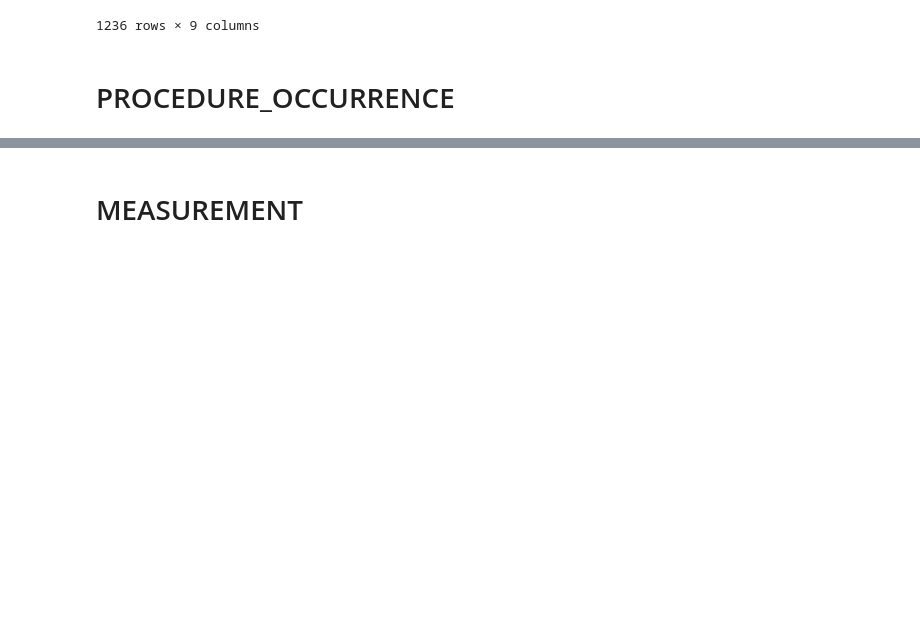
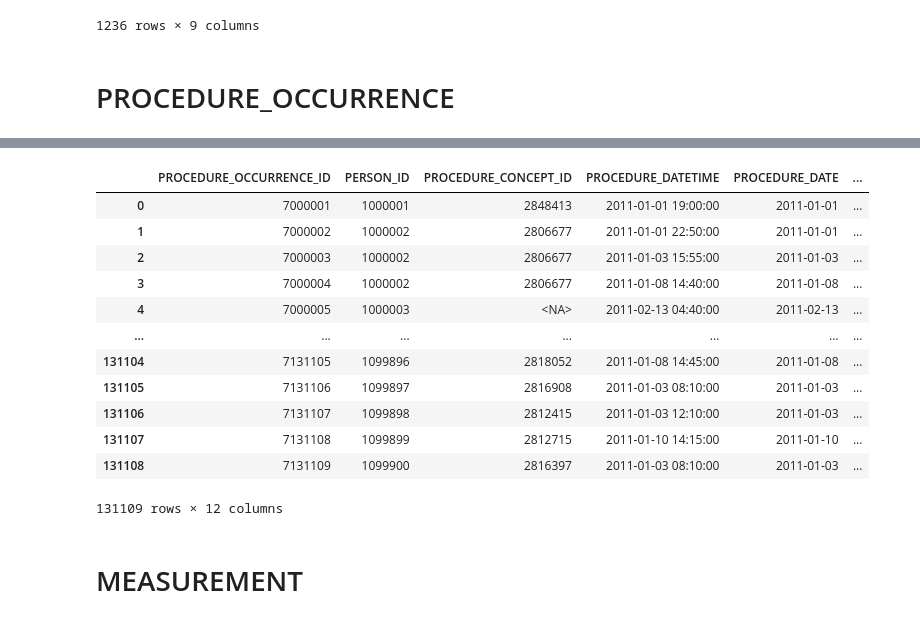
Before and after one commit to Hyeonsik/INSPIRE_TO_CDM, a Jupyter notebook: Clinical_Data_Tables_INSPIRE.ipynb, the cells around one changed output, grey strips where cells are left out. Cells and saved outputs as stored; diff of their text form; code cells hidden in the pictures; blank space fills up the shorter version.

```diff
--- a/Clinical_Data_Tables_INSPIRE.ipynb
+++ b/Clinical_Data_Tables_INSPIRE.ipynb
@@ -741,16 +817,8 @@ medi_total.to_csv('results/total_medi_counts.csv', index=False)
 # %% [markdown]
 # PROCEDURE_OCCURRENCE
 # %%
-# Define the columns for the PROCEDURE_OCCURRENCE table
-columns = [
-    'PROCEDURE_OCCURRENCE_ID', 'PERSON_ID', 'PROCEDURE_CONCEPT_ID', 'PROCEDURE_DATE',
-    'PROCEDURE_DATETIME', 'PROCEDURE_TYPE_CONCEPT_ID', 'MODIFIER_CONCEPT_ID',
-    'QUANTITY', 'PROVIDER_ID', 'VISIT_OCCURRENCE_ID', 'VISIT_DETAIL_ID',
-    'PROCEDURE_SOURCE_VALUE', 'PROCEDURE_SOURCE_CONCEPT_ID', 'MODIFIER_SOURCE_VALUE'
-]
-
-# Initialize an empty DataFrame for the PROCEDURE_OCCURRENCE table using the specified columns
-df_proc = pd.DataFrame(columns=columns)
+# Create an empty dataframe for PROCEDURE_OCCURRENCE table
+df_proc = pd.DataFrame(columns=['PROCEDURE_OCCURRENCE_ID'])
 
 # Map corresponding PERSON_ID values from the PERSON table to the new PROCEDURE_OCCURRENCE DataFrame
 df_proc['PERSON_ID'] = df_person['PERSON_ID']
@@ -759,10 +827,11 @@ df_proc['PERSON_ID'] = df_person['PERSON_ID']
 df_proc['subject_id'] = df_person['PERSON_SOURCE_VALUE']
 
 # Merge operation data with the newly initialized df_proc based on subject_id
-df_proc = df_proc.merge(df_op, on='subject_id', how='left')
+usecols = ['subject_id', 'hadm_id', 'opstart_time', 'opend_time', 'icd10_pcs', 'standard_concept_id', 'source_concept_id']
+df_proc = df_proc.merge(df_op[usecols], on='subject_id', how='left')
 
 # Generate unique identifiers for each procedure occurrence
-df_proc['PROCEDURE_OCCURRENCE_ID'] = np.arange(len(df_proc)) + 1
+df_proc['PROCEDURE_OCCURRENCE_ID'] = start_index['procedure_occurrence'] + np.arange(len(df_proc)) + 1
 
 # Assign the standard concept IDs to the procedure concept ID column
 df_proc['PROCEDURE_CONCEPT_ID'] = df_proc['standard_concept_id']
@@ -787,8 +856,12 @@ df_proc['VISIT_DETAIL_ID'] = df_proc.merge(df_visit_detail[['hadm_id', 'VISIT_DE
 df_proc['PROCEDURE_SOURCE_VALUE'] = df_proc['icd10_pcs']
 df_proc['PROCEDURE_SOURCE_CONCEPT_ID'] = df_proc['source_concept_id']
 
-# Filter the DataFrame to only include the originally defined columns
-df_proc = df_proc[columns]
+# Filter the columns in df_drug to keep only the originally defined columns
+df_proc.drop(columns=usecols, inplace=True)
+df_proc = df_proc.astype({'PROCEDURE_CONCEPT_ID': 'Int64', 'VISIT_OCCURRENCE_ID':'Int64', 'VISIT_DETAIL_ID':'Int64'})
 
 # Export the final PROCEDURE_OCCURRENCE data to a CSV file
 df_proc.to_csv('INSPIRE_ETL/INSPIRE_PROCEDURE_OCCURRENCE.csv', index=False)
+df_proc.to_parquet('INSPIRE_ETL/INSPIRE_PROCEDURE_OCCURRENCE.parquet')
+# sample
+df_proc[:1000].to_csv('INSPIRE_ETL/sample/INSPIRE_PROCEDURE_OCCURRENCE.csv', index=False)
@@ -795,3 +890,19 @@ df_proc.to_csv('INSPIRE_ETL/INSPIRE_PROCEDURE_OCCURRENCE.csv', index=False)
+# %%
+df_proc
+# %% [output]
+|  | PROCEDURE_OCCURRENCE_ID | PERSON_ID | PROCEDURE_CONCEPT_ID | PROCEDURE_DATETIME | PROCEDURE_DATE | ... |
+| 0 | 7000001 | 1000001 | 2848413 | 2011-01-01 19:00:00 | 2011-01-01 | ... |
+| 1 | 7000002 | 1000002 | 2806677 | 2011-01-01 22:50:00 | 2011-01-01 | ... |
+| 2 | 7000003 | 1000002 | 2806677 | 2011-01-03 15:55:00 | 2011-01-03 | ... |
+| 3 | 7000004 | 1000002 | 2806677 | 2011-01-08 14:40:00 | 2011-01-08 | ... |
+| 4 | 7000005 | 1000003 | <NA> | 2011-02-13 04:40:00 | 2011-02-13 | ... |
+| ... | ... | ... | ... | ... | ... | ... |
+| 131104 | 7131105 | 1099896 | 2818052 | 2011-01-08 14:45:00 | 2011-01-08 | ... |
+| 131105 | 7131106 | 1099897 | 2816908 | 2011-01-03 08:10:00 | 2011-01-03 | ... |
+| 131106 | 7131107 | 1099898 | 2812415 | 2011-01-03 12:10:00 | 2011-01-03 | ... |
+| 131107 | 7131108 | 1099899 | 2812715 | 2011-01-10 14:15:00 | 2011-01-10 | ... |
+| 131108 | 7131109 | 1099900 | 2816397 | 2011-01-03 08:10:00 | 2011-01-03 | ... |
+131109 rows × 12 columns
 # %% [markdown]
 # MEASUREMENT
 # %%
```
Also changed, not shown: parts of 34 cells of this notebook, 6 other files.
